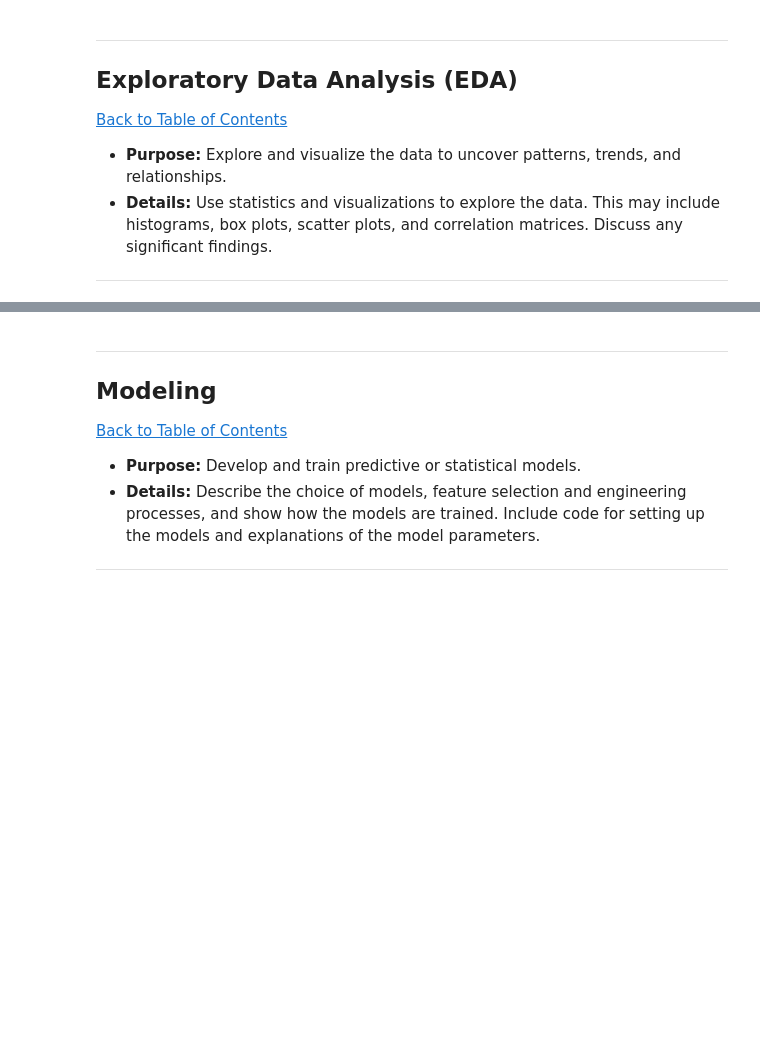
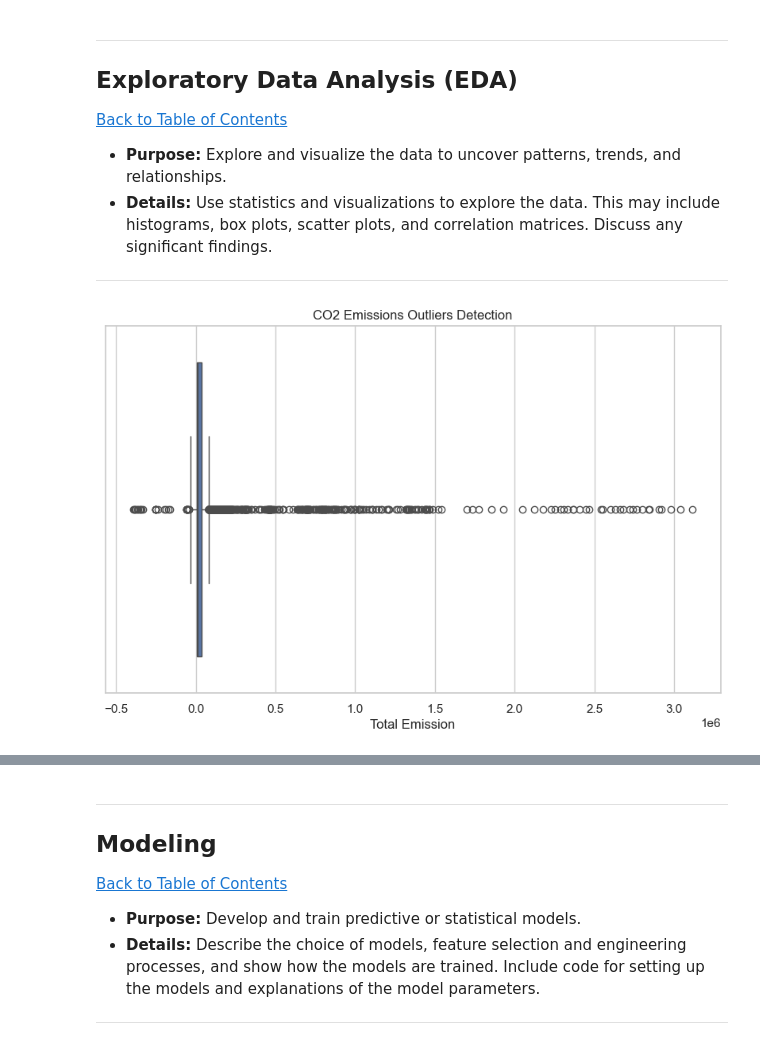
Before and after one commit to Edotsey/2401PTDS_Regression_Project, a Jupyter notebook: TeamJL1 - Regression_Project_Notebook.ipynb, the cells around one changed output, grey strips where cells are left out. Drawn from its saved outputs; the diff is of its cells as text; code cells hidden in the pictures; blank space fills up the shorter version.

```diff
--- a/TeamJL1 - Regression_Project_Notebook.ipynb
+++ b/TeamJL1 - Regression_Project_Notebook.ipynb
@@ -73,3 +77,9 @@
 ---
 # %%
 #Please use code cells to code in and do not forget to comment your code.
+# %%
+#load dataset from github
+url = "https://raw.githubusercontent.com/kholofelon/TeamJL_1_Regression_Project/Tsakane-Shibila/co2_emissions_from_agri.csv"
+data = pd.read_csv(url)
+
+print(data.head())
@@ -86,0 +204,4 @@
+# %%
+#  Standardize column names: lowercase and replace spaces with underscores
+data.columns = [col.strip().lower().replace(" ", "_") for col in data.columns]
+print(data.columns)  # Check if columns are renamed properly
@@ -86,0 +309,11 @@
+# %%
+# Checking for missing values
+print(data.isnull().sum())
+
+# Handling missing values
+# Option 1: Remove rows with missing values
+data_cleaned = data.dropna()
+
+# Option 3: Forward-fill or backward-fill missing values
+data.ffill(inplace=True)  # forward fill
+data.bfill(inplace=True)  # backward fill
@@ -95,3 +346,12 @@
 ---
 # %%
 #Please use code cells to code in and do not forget to comment your code.
+# %%
+# Check for outliers using boxplots
+plt.figure(figsize=(10, 6))
+sns.boxplot(x='total_emission', data=data_cleaned)
+plt.title("CO2 Emissions Outliers Detection")
+plt.xlabel("Total Emission")
+plt.show()
+# %% [output]
+[figure, added]
```
Also changed, not shown: parts of 21 cells of this notebook.
